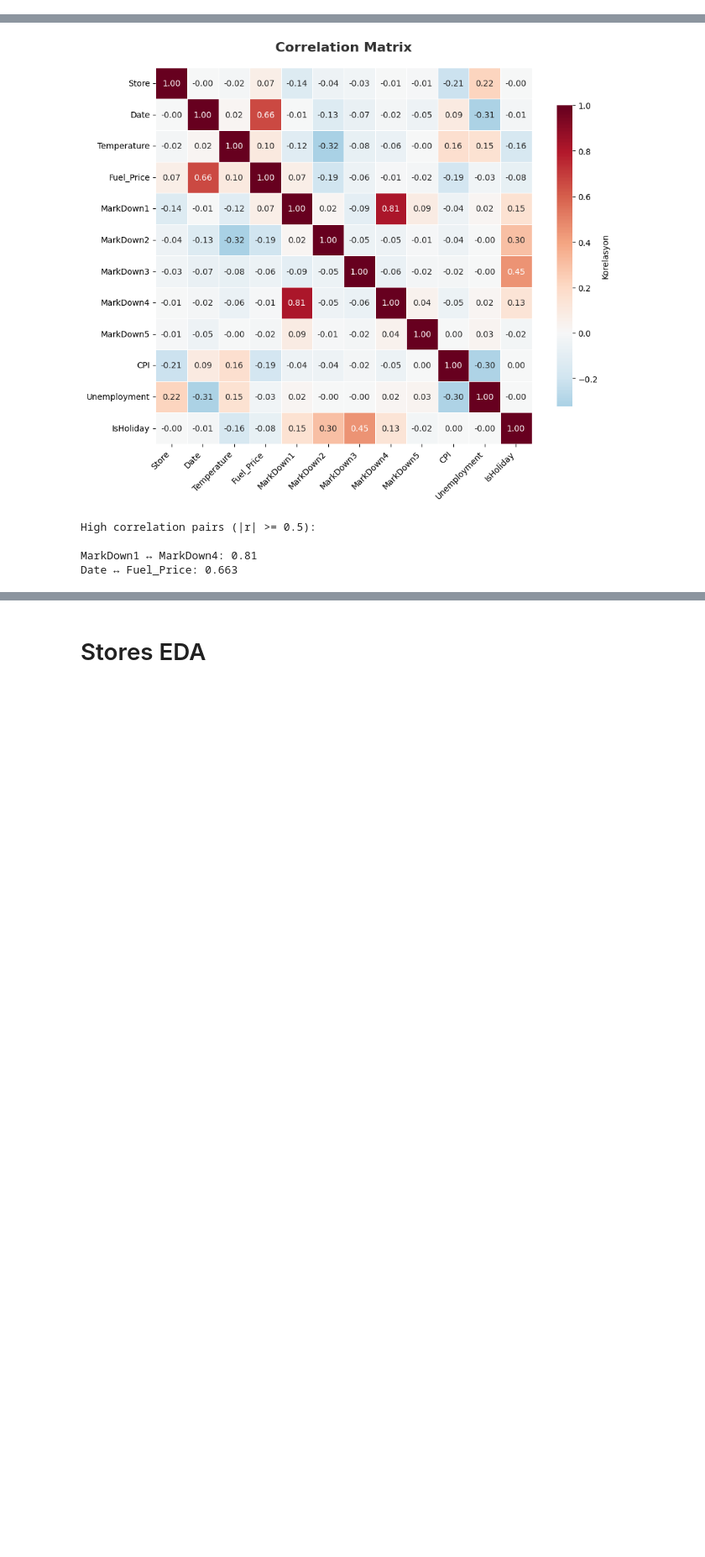
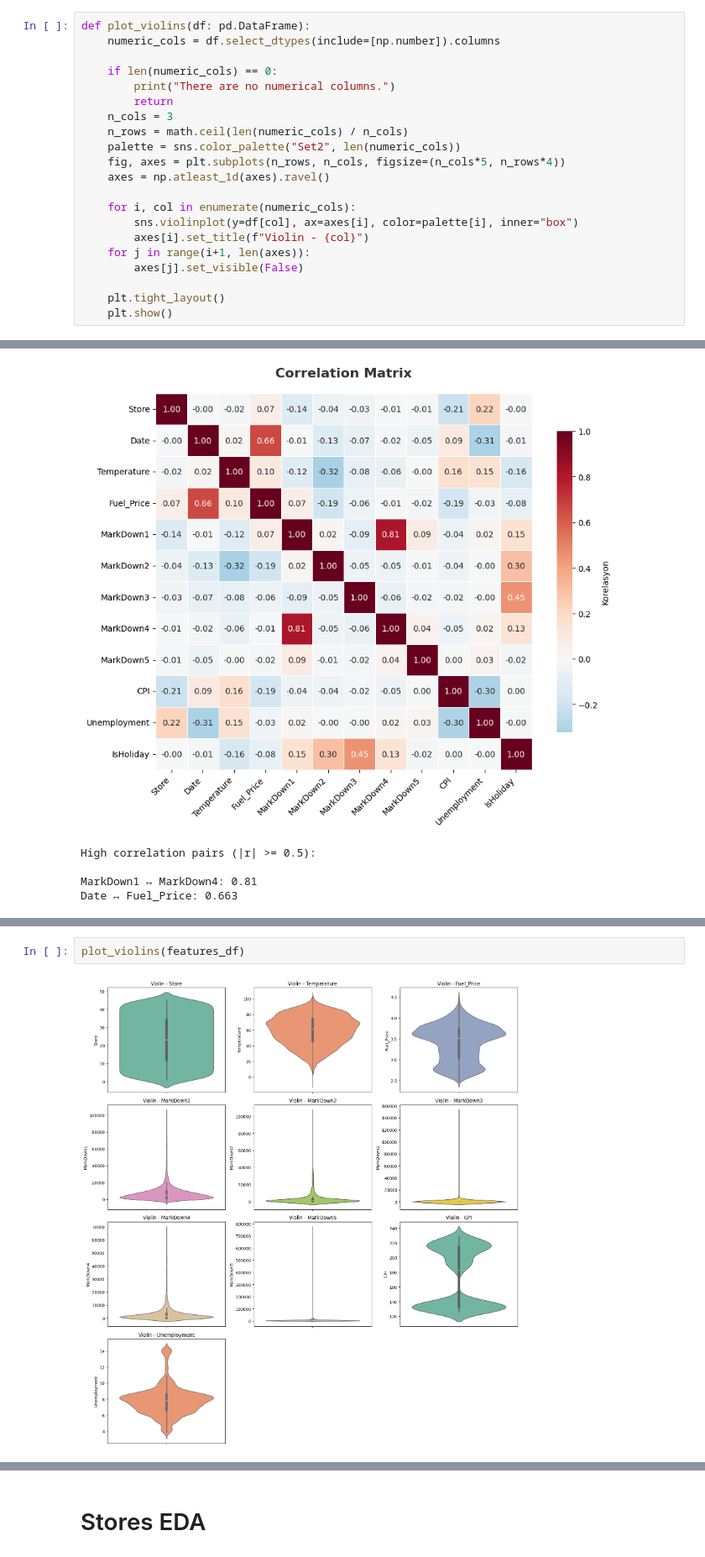
Before and after one commit to BarkinTopcu/Walmart_EDA, a Jupyter notebook: Walmart_EDA.ipynb, the cells around one changed output, grey strips where cells are left out. Shown at 84% size. Saved outputs shown, nothing was run; the diff lists cells and outputs as text; blank space fills up the shorter version.

```diff
--- a/Walmart_EDA.ipynb
+++ b/Walmart_EDA.ipynb
@@ -212,0 +239,21 @@ def plot_corr_matrix(
+# %%
+def plot_violins(df: pd.DataFrame):
+    numeric_cols = df.select_dtypes(include=[np.number]).columns
+
+    if len(numeric_cols) == 0:
+        print("There are no numerical columns.")
+        return
+    n_cols = 3
+    n_rows = math.ceil(len(numeric_cols) / n_cols)
+    palette = sns.color_palette("Set2", len(numeric_cols))
+    fig, axes = plt.subplots(n_rows, n_cols, figsize=(n_cols*5, n_rows*4))
+    axes = np.atleast_1d(axes).ravel()
+
+    for i, col in enumerate(numeric_cols):
+        sns.violinplot(y=df[col], ax=axes[i], color=palette[i], inner="box")
+        axes[i].set_title(f"Violin - {col}")
+    for j in range(i+1, len(axes)):
+        axes[j].set_visible(False)
+
+    plt.tight_layout()
+    plt.show()
@@ -285,0 +388,4 @@ Date ↔ Fuel_Price: 0.663
+# %%
+plot_violins(features_df)
+# %% [output]
+[figure, added]
```
Also changed, not shown: parts of 11 cells of this notebook.
